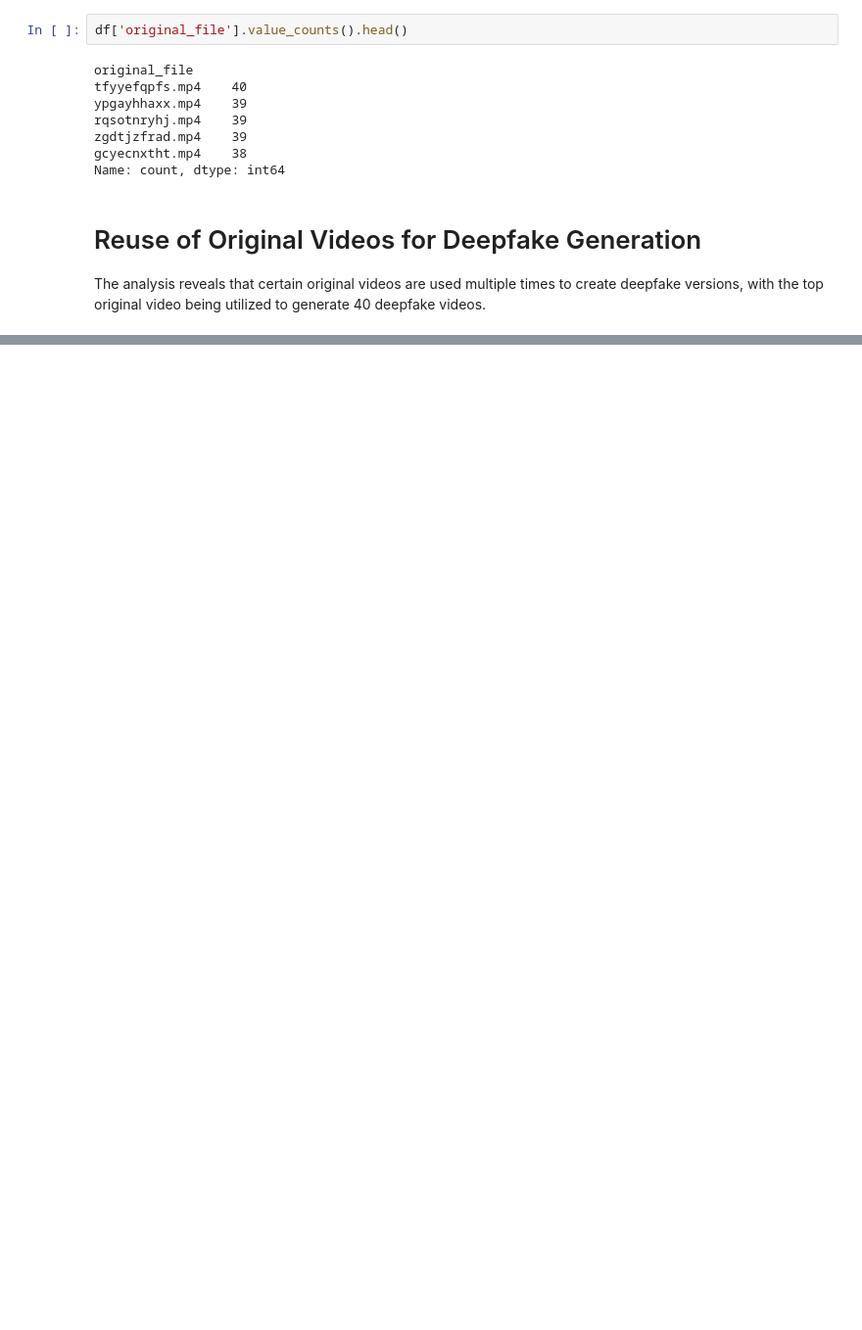
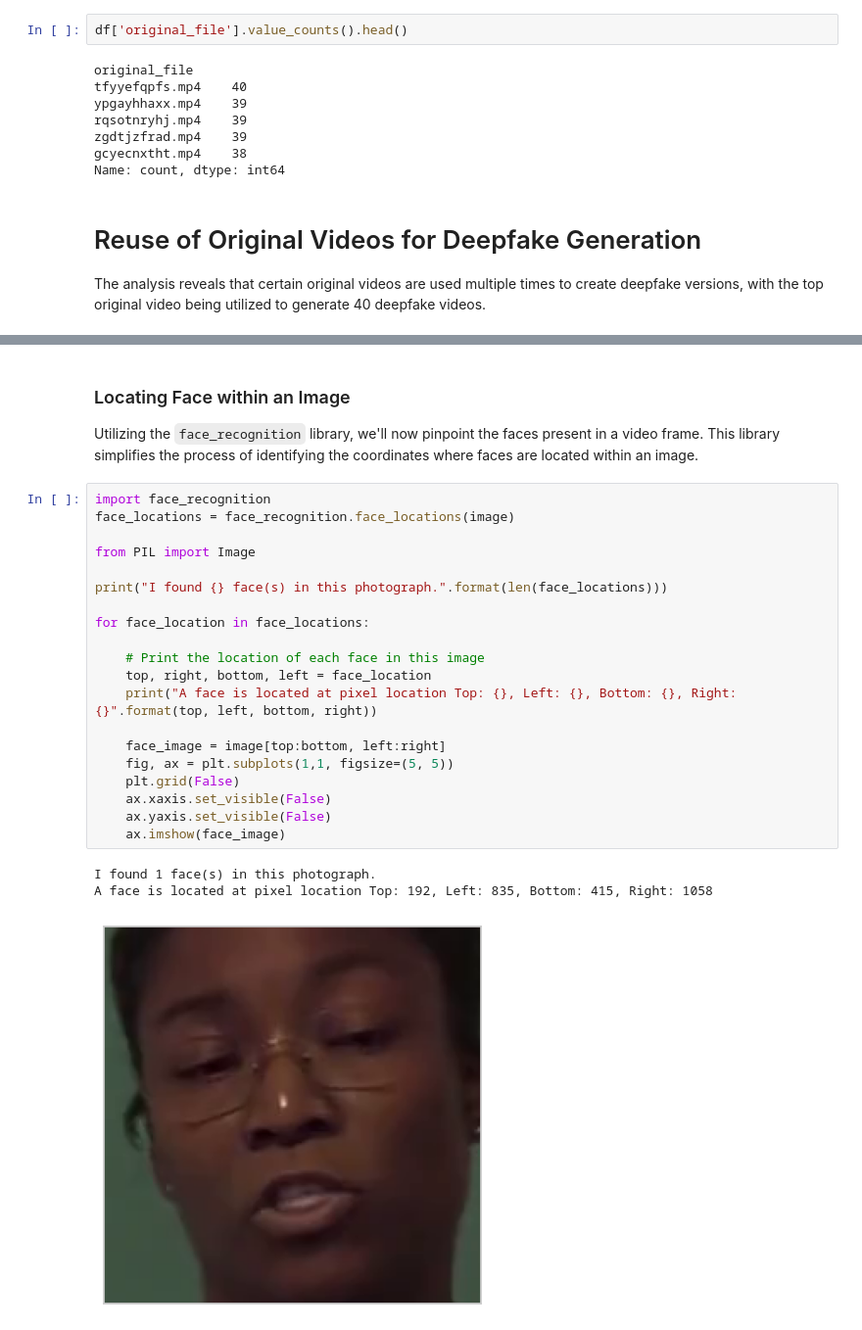
Before and after one commit to belalmn/Deepfake-Detection-Capstone, a Jupyter notebook: 1.0_exploratory_data_analysis.ipynb, the cells around one changed output, grey strips where cells are left out. Shown at 98% size. Drawn from its saved outputs; the diff is of its cells as text; blank space fills up the shorter version.

```diff
--- a/1.0_exploratory_data_analysis.ipynb
+++ b/1.0_exploratory_data_analysis.ipynb
@@ -96,0 +147,28 @@ The analysis reveals that certain original videos are used multiple times to cre
+# %% [markdown]
+### Locating Face within an Image
+
+Utilizing the `face_recognition` library, we'll now pinpoint the faces present in a video frame. This library simplifies the process of identifying the coordinates where faces are located within an image.
+# %%
+import face_recognition
+face_locations = face_recognition.face_locations(image)
+
+from PIL import Image
+
+print("I found {} face(s) in this photograph.".format(len(face_locations)))
+
+for face_location in face_locations:
+
+    # Print the location of each face in this image
+    top, right, bottom, left = face_location
+    print("A face is located at pixel location Top: {}, Left: {}, Bottom: {}, Right: {}".format(top, left, bottom, right))
+
+    face_image = image[top:bottom, left:right]
+    fig, ax = plt.subplots(1,1, figsize=(5, 5))
+    plt.grid(False)
+    ax.xaxis.set_visible(False)
+    ax.yaxis.set_visible(False)
+    ax.imshow(face_image)
+# %% [output]
+I found 1 face(s) in this photograph.
+A face is located at pixel location Top: 192, Left: 835, Bottom: 415, Right: 1058
+[figure, added]
```
Also changed, not shown: parts of 16 cells of this notebook.
